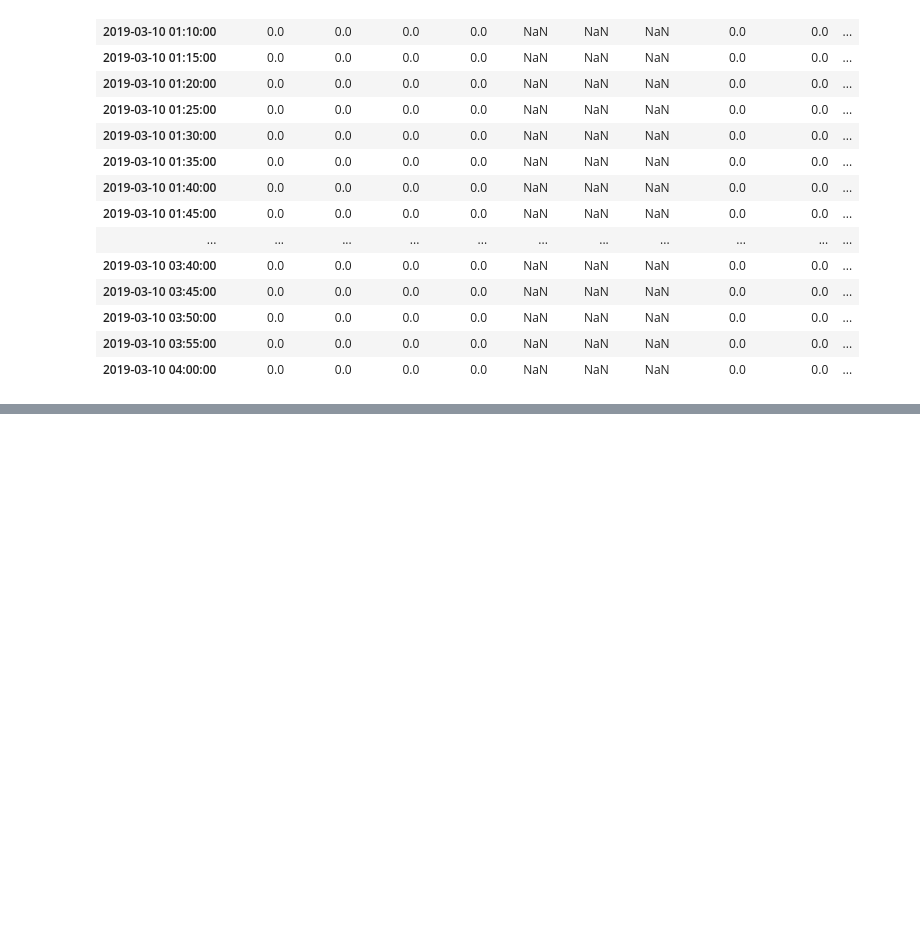
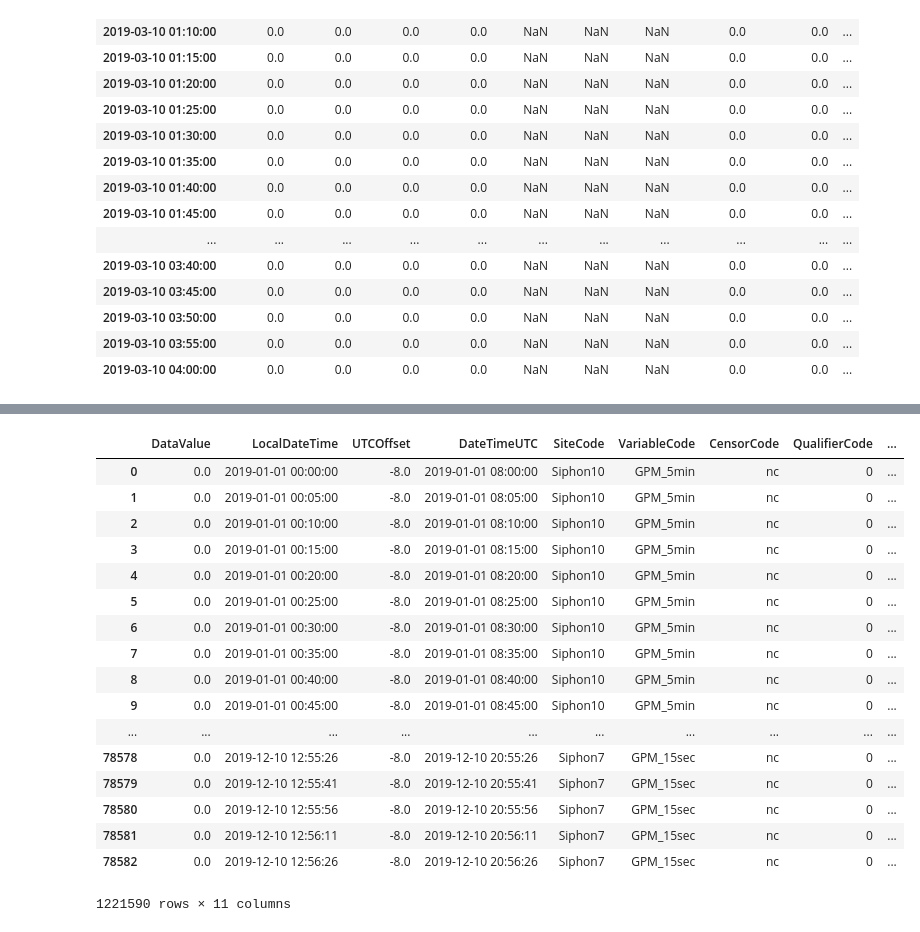
Before and after one commit to tnc-ca-geo/diversion, a Jupyter notebook: Step07_create_datavalues_table.ipynb, the cells around one changed output, grey strips where cells are left out. Cells and saved outputs as stored; diff of their text form; code cells hidden in the pictures; blank space fills up the shorter version.

Commit message:
Updates to data import and outlier review code

```diff
--- a/Step07_create_datavalues_table.ipynb
+++ b/Step07_create_datavalues_table.ipynb
@@ -197,0 +316,7 @@ df['DateTimeUTC'] = df['DateTimeUTC'].astype(str).str[:-6]
+# %%
+#clip to 2019 only
+mask = (df3['LocalDateTime'] >= '2019-1-1 00:00') & (df3['LocalDateTime'] < '2020-1-1 00:00')
+df3 = df3.loc[mask]
+# %%
+# Remove the localization from the UTC column
+df3['DateTimeUTC'] = df3['DateTimeUTC'].astype(str).str[:-6]
@@ -198,2 +345,40 @@ df['DateTimeUTC'] = df['DateTimeUTC'].astype(str).str[:-6]
+# %%
+#Append the dataframes
+df_final = df.append(df3)
+# %%
+#Fix the column order
+column_order = ['DataValue',
+                'LocalDateTime',
+                'UTCOffset',
+                'DateTimeUTC',
+                'SiteCode',
+                'VariableCode',
+                'CensorCode',
+                'QualifierCode',
+                'SourceCode',
+                'MethodCode',
+                'QualityControlLevelCode']
+df_final = df_final[column_order]
+# %%
+df_final
+# %% [output]
+|  | DataValue | LocalDateTime | UTCOffset | DateTimeUTC | SiteCode | VariableCode | CensorCode | QualifierCode | ... |
+| 0 | 0.0 | 2019-01-01 00:00:00 | -8.0 | 2019-01-01 08:00:00 | Siphon10 | GPM_5min | nc | 0 | ... |
+| 1 | 0.0 | 2019-01-01 00:05:00 | -8.0 | 2019-01-01 08:05:00 | Siphon10 | GPM_5min | nc | 0 | ... |
+| 2 | 0.0 | 2019-01-01 00:10:00 | -8.0 | 2019-01-01 08:10:00 | Siphon10 | GPM_5min | nc | 0 | ... |
+| 3 | 0.0 | 2019-01-01 00:15:00 | -8.0 | 2019-01-01 08:15:00 | Siphon10 | GPM_5min | nc | 0 | ... |
+| 4 | 0.0 | 2019-01-01 00:20:00 | -8.0 | 2019-01-01 08:20:00 | Siphon10 | GPM_5min | nc | 0 | ... |
+| 5 | 0.0 | 2019-01-01 00:25:00 | -8.0 | 2019-01-01 08:25:00 | Siphon10 | GPM_5min | nc | 0 | ... |
+| 6 | 0.0 | 2019-01-01 00:30:00 | -8.0 | 2019-01-01 08:30:00 | Siphon10 | GPM_5min | nc | 0 | ... |
+| 7 | 0.0 | 2019-01-01 00:35:00 | -8.0 | 2019-01-01 08:35:00 | Siphon10 | GPM_5min | nc | 0 | ... |
+| 8 | 0.0 | 2019-01-01 00:40:00 | -8.0 | 2019-01-01 08:40:00 | Siphon10 | GPM_5min | nc | 0 | ... |
+| 9 | 0.0 | 2019-01-01 00:45:00 | -8.0 | 2019-01-01 08:45:00 | Siphon10 | GPM_5min | nc | 0 | ... |
+| ... | ... | ... | ... | ... | ... | ... | ... | ... | ... |
+| 78578 | 0.0 | 2019-12-10 12:55:26 | -8.0 | 2019-12-10 20:55:26 | Siphon7 | GPM_15sec | nc | 0 | ... |
+| 78579 | 0.0 | 2019-12-10 12:55:41 | -8.0 | 2019-12-10 20:55:41 | Siphon7 | GPM_15sec | nc | 0 | ... |
+| 78580 | 0.0 | 2019-12-10 12:55:56 | -8.0 | 2019-12-10 20:55:56 | Siphon7 | GPM_15sec | nc | 0 | ... |
+| 78581 | 0.0 | 2019-12-10 12:56:11 | -8.0 | 2019-12-10 20:56:11 | Siphon7 | GPM_15sec | nc | 0 | ... |
+| 78582 | 0.0 | 2019-12-10 12:56:26 | -8.0 | 2019-12-10 20:56:26 | Siphon7 | GPM_15sec | nc | 0 | ... |
+1221590 rows × 11 columns
 # %%
 # Save as a new text file
```
Also changed, not shown: parts of 18 cells of this notebook, 1 other file.
